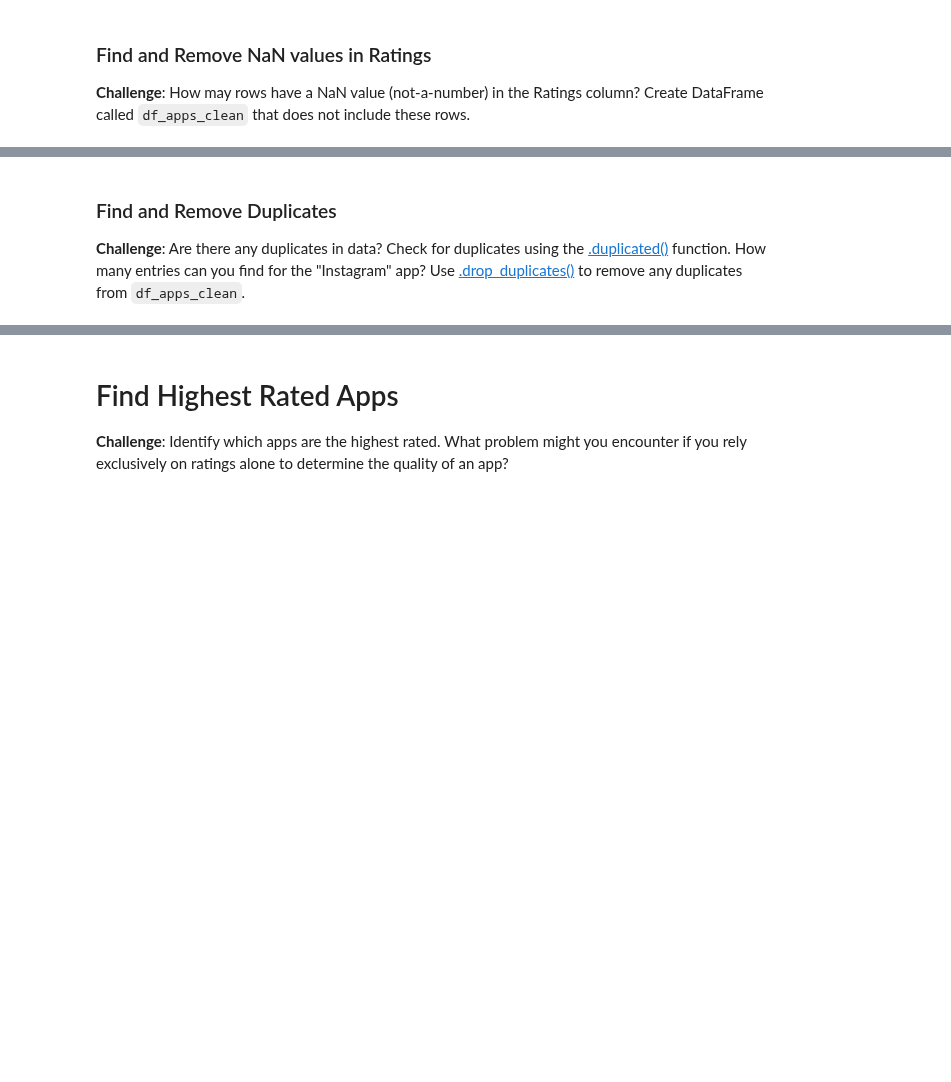
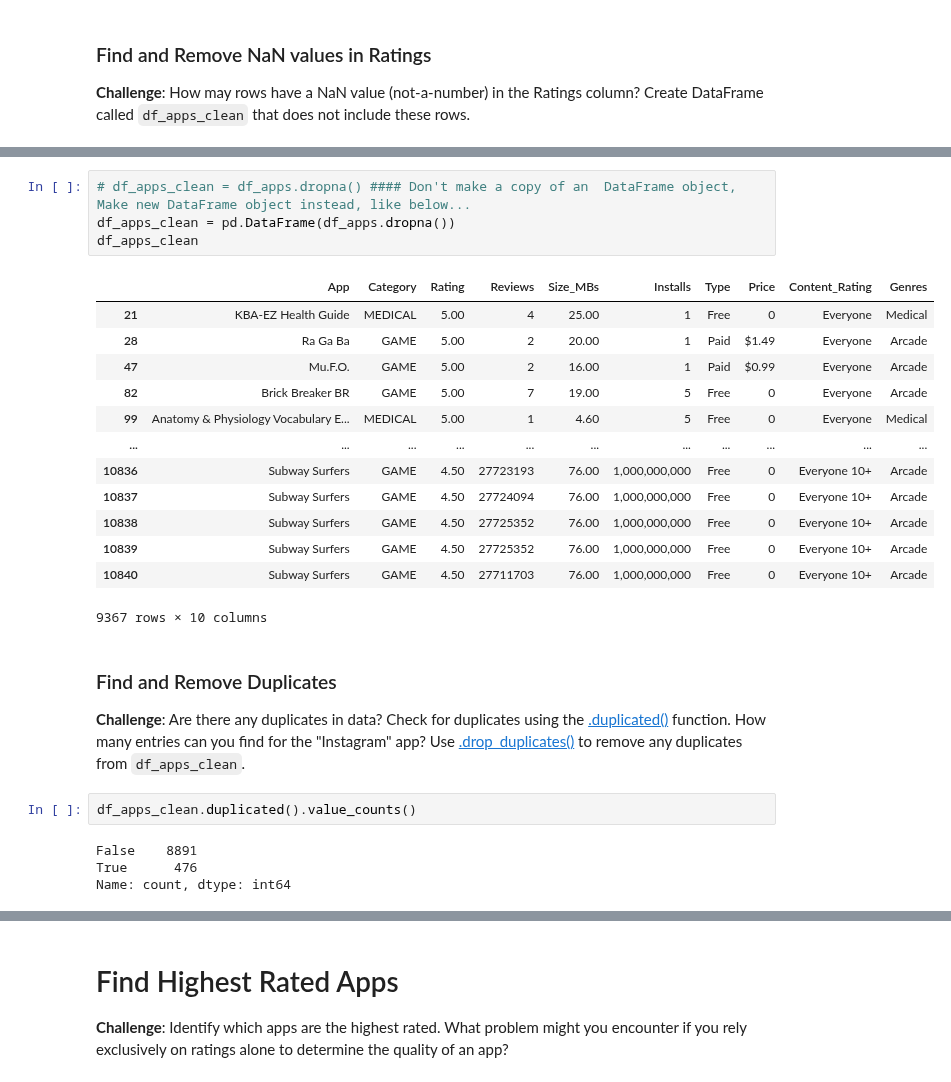
Before and after one commit to nico-Zero/Python, a Jupyter notebook: New_Shit__/Angela_Yu__/Day_76_plotly/Google Play Store App Analytics (start).ipynb, the cells around one changed output, grey strips where cells are left out. Cells and saved outputs as stored; diff of their text form; blank space fills up the shorter version.

```diff
--- a/New_Shit__/Angela_Yu__/Day_76_plotly/Google Play Store App Analytics (start).ipynb
+++ b/New_Shit__/Angela_Yu__/Day_76_plotly/Google Play Store App Analytics (start).ipynb
@@ -36,4 +95,28 @@ df_apps = pd.read_csv('apps.csv')
+# %%
+# df_apps_clean = df_apps.dropna() #### Don't make a copy of an  DataFrame object, Make new DataFrame object instead, like below...
+df_apps_clean = pd.DataFrame(df_apps.dropna())
+df_apps_clean
+# %% [output]
+|  | App | Category | Rating | Reviews | Size_MBs | Installs | Type | Price | Content_Rating | Genres |
+| 21 | KBA-EZ Health Guide | MEDICAL | 5.00 | 4 | 25.00 | 1 | Free | 0 | Everyone | Medical |
+| 28 | Ra Ga Ba | GAME | 5.00 | 2 | 20.00 | 1 | Paid | $1.49 | Everyone | Arcade |
+| 47 | Mu.F.O. | GAME | 5.00 | 2 | 16.00 | 1 | Paid | $0.99 | Everyone | Arcade |
+| 82 | Brick Breaker BR | GAME | 5.00 | 7 | 19.00 | 5 | Free | 0 | Everyone | Arcade |
+| 99 | Anatomy & Physiology Vocabulary E... | MEDICAL | 5.00 | 1 | 4.60 | 5 | Free | 0 | Everyone | Medical |
+| ... | ... | ... | ... | ... | ... | ... | ... | ... | ... | ... |
+| 10836 | Subway Surfers | GAME | 4.50 | 27723193 | 76.00 | 1,000,000,000 | Free | 0 | Everyone 10+ | Arcade |
+| 10837 | Subway Surfers | GAME | 4.50 | 27724094 | 76.00 | 1,000,000,000 | Free | 0 | Everyone 10+ | Arcade |
+| 10838 | Subway Surfers | GAME | 4.50 | 27725352 | 76.00 | 1,000,000,000 | Free | 0 | Everyone 10+ | Arcade |
+| 10839 | Subway Surfers | GAME | 4.50 | 27725352 | 76.00 | 1,000,000,000 | Free | 0 | Everyone 10+ | Arcade |
+| 10840 | Subway Surfers | GAME | 4.50 | 27711703 | 76.00 | 1,000,000,000 | Free | 0 | Everyone 10+ | Arcade |
+9367 rows × 10 columns
 # %% [markdown]
 ### Find and Remove Duplicates
 
 **Challenge**: Are there any duplicates in data? Check for duplicates using the [.duplicated()](https://pandas.pydata.org/pandas-docs/stable/reference/api/pandas.DataFrame.duplicated.html) function. How many entries can you find for the "Instagram" app? Use [.drop_duplicates()](https://pandas.pydata.org/pandas-docs/stable/reference/api/pandas.DataFrame.drop_duplicates.html) to remove any duplicates from `df_apps_clean`.
+# %%
+df_apps_clean.duplicated().value_counts()
+# %% [output]
+False    8891
+True      476
+Name: count, dtype: int64
```
Also changed, not shown: parts of 10 cells of this notebook, 1 other file.
